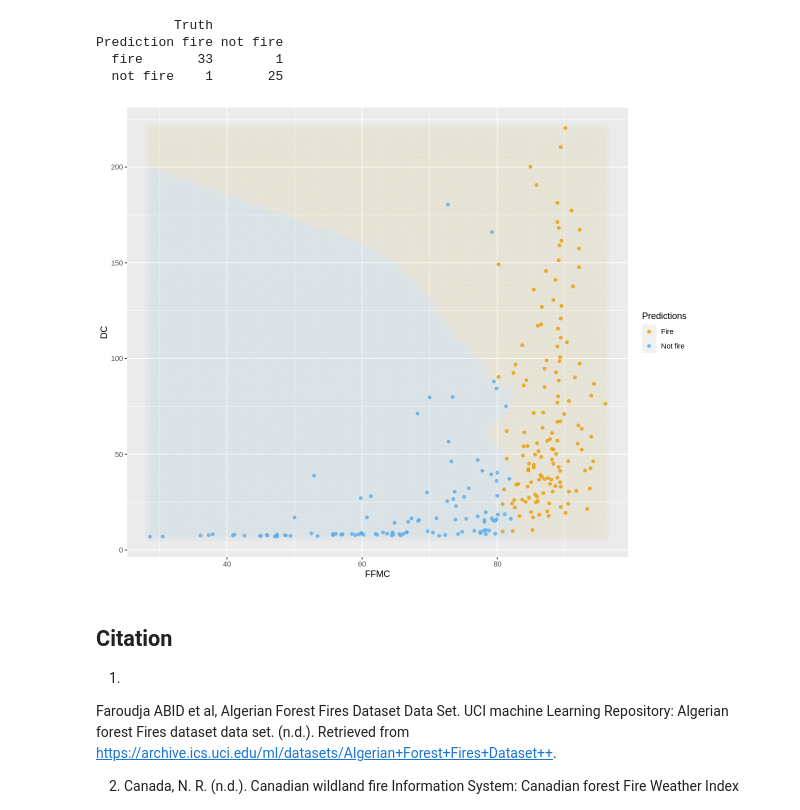
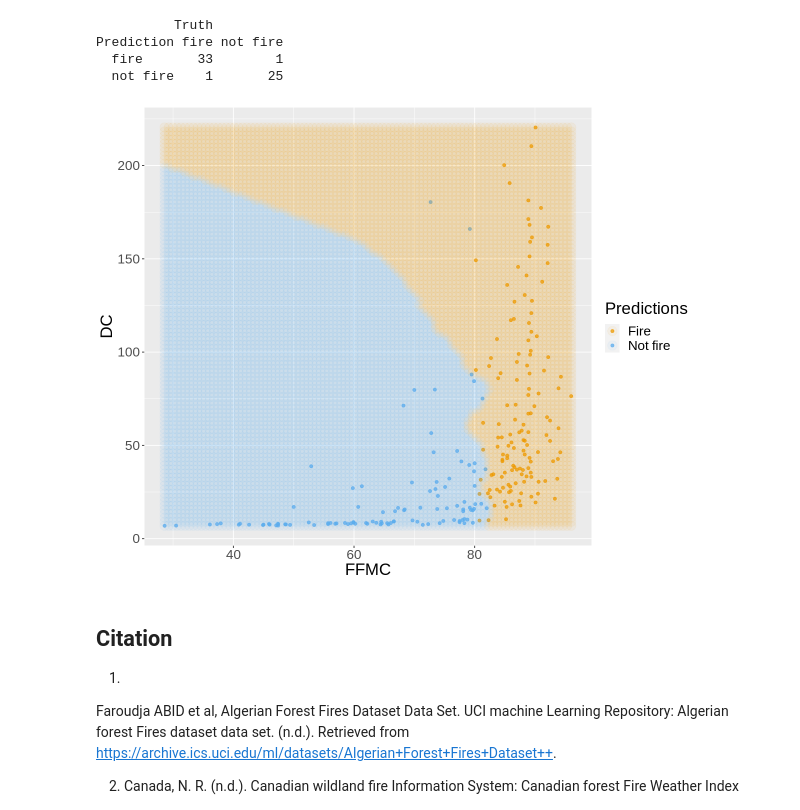
Before and after one commit to AKNeyugn/dsci100-002-group9-project, a Jupyter notebook: project_report.ipynb, the cells around one changed output. Cells and saved outputs as stored; diff of their text form; code cells hidden in the pictures.

Commit message:
changed the alpha argument in the final visualization

```diff
--- a/project_report.ipynb
+++ b/project_report.ipynb
@@ -338,27 +338,28 @@ Prediction fire not fire
 # %%
 # create the grid of area/smoothness vals, and arrange in a data frame
 are_grid <- seq(min(fire_data$FFMC), max(fire_data$FFMC), length.out = 100)
 smo_grid <- seq(min(fire_data$DC), max(fire_data$DC), length.out = 100)
 asgrid <- as_tibble(expand.grid(FFMC = are_grid, DC = smo_grid))
 
 # use the fit workflow to make predictions at the grid points
 knnPredGrid <- predict(fire_knn_fit, asgrid)
 
 # bind the predictions as a new column with the grid points
 prediction_table <- bind_cols(knnPredGrid, asgrid) %>% rename(Classes = .pred_class)
 
 # plot:
 # 1. the coloured scatter of the original data
 # 2. the faded coloured scatter for the grid points
 wkflw_plot <-
   ggplot() +
   geom_point(data = fire_data, mapping = aes(x = FFMC, y = DC, color = Classes), alpha = 0.75) +
-  geom_point(data = prediction_table, mapping = aes(x = FFMC, y = DC, color = Classes), alpha = 0.02, size = 5.) +
+  geom_point(data = prediction_table, mapping = aes(x = FFMC, y = DC, color = Classes), alpha = 0.06, size = 5.) +
   labs(color = "Predictions") +
-  scale_color_manual(labels = c("Fire", "Not fire"), values = c("orange2", "steelblue2"))
+  scale_color_manual(labels = c("Fire", "Not fire"), values = c("orange2", "steelblue2")) +
+    theme(text = element_text(size = 20))
 wkflw_plot
 # %% [output]
-[figure, old version]
+[figure, new version]
 # %% [markdown]
 ## Citation
 
```
